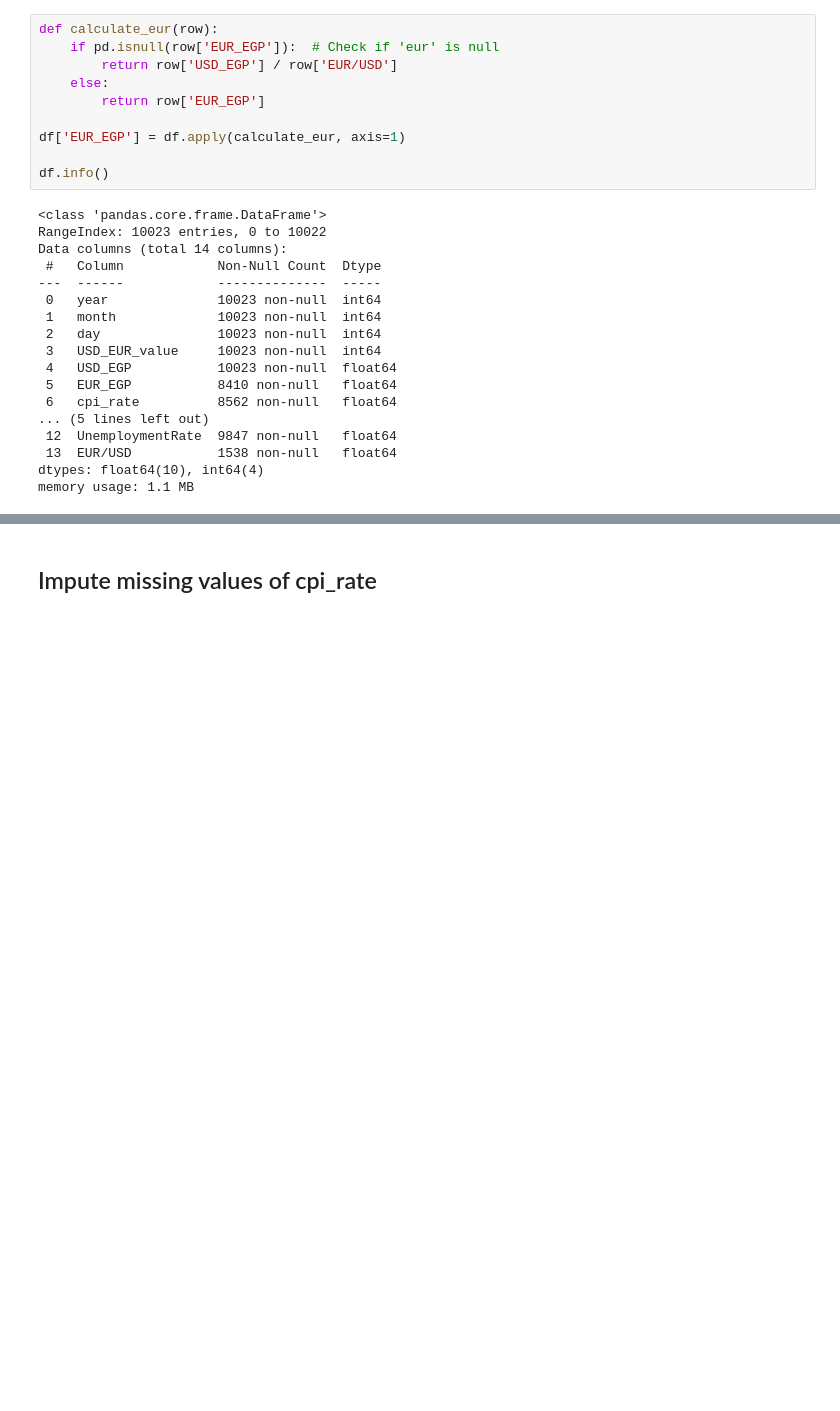
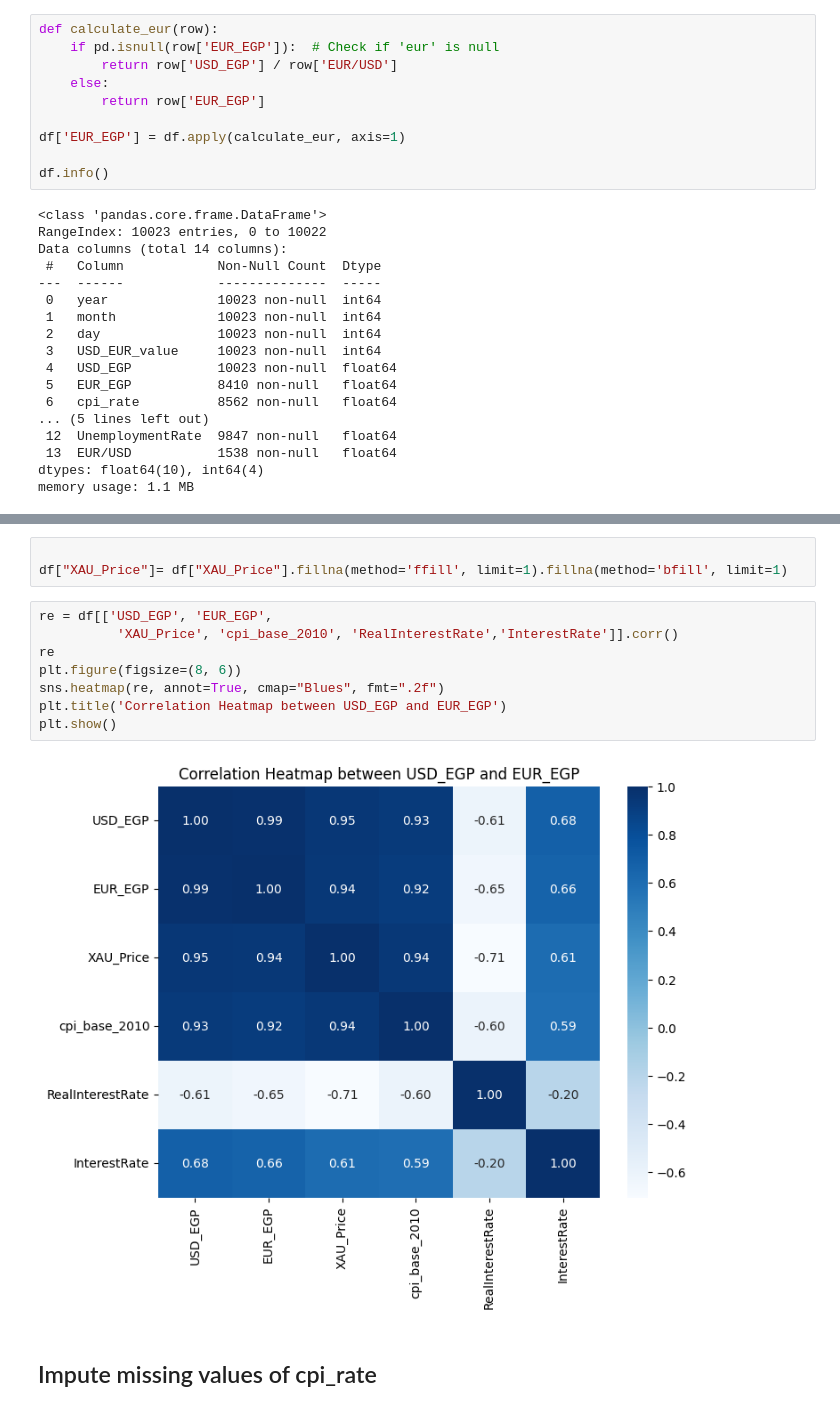
Before and after one commit to heso501Dev/InflationPredection, a Jupyter notebook: dataCleaning.ipynb, the cells around one changed output, grey strips where cells are left out. Drawn from its saved outputs; the diff is of its cells as text; blank space fills up the shorter version.

```diff
--- a/dataCleaning.ipynb
+++ b/dataCleaning.ipynb
@@ -150,3 +151,16 @@ re
+# %%
+
+df["XAU_Price"]= df["XAU_Price"].fillna(method='ffill', limit=1).fillna(method='bfill', limit=1)
+# %%
+re = df[['USD_EGP', 'EUR_EGP',
+          'XAU_Price', 'cpi_base_2010', 'RealInterestRate','InterestRate']].corr()
+re
+plt.figure(figsize=(8, 6))
+sns.heatmap(re, annot=True, cmap="Blues", fmt=".2f")
+plt.title('Correlation Heatmap between USD_EGP and EUR_EGP')
+plt.show()
+# %% [output]
+[figure, added]
 # %% [markdown]
 ## Impute missing values of cpi_rate
 # %%
```
Also changed, not shown: parts of 7 cells of this notebook, 7 other files.
